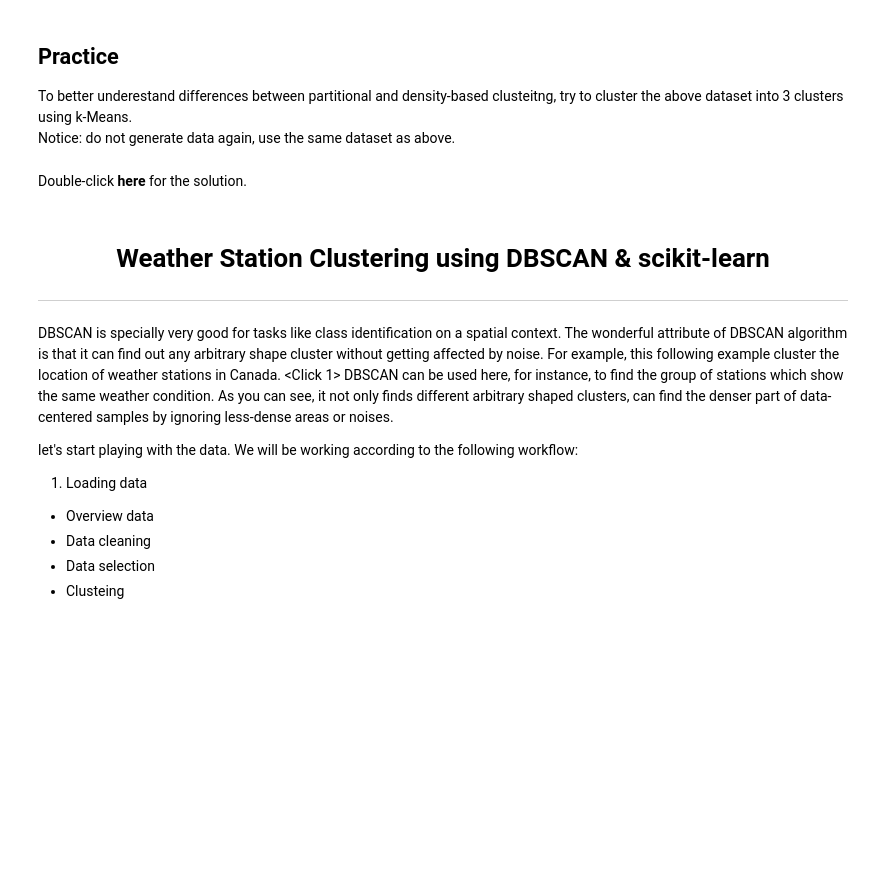
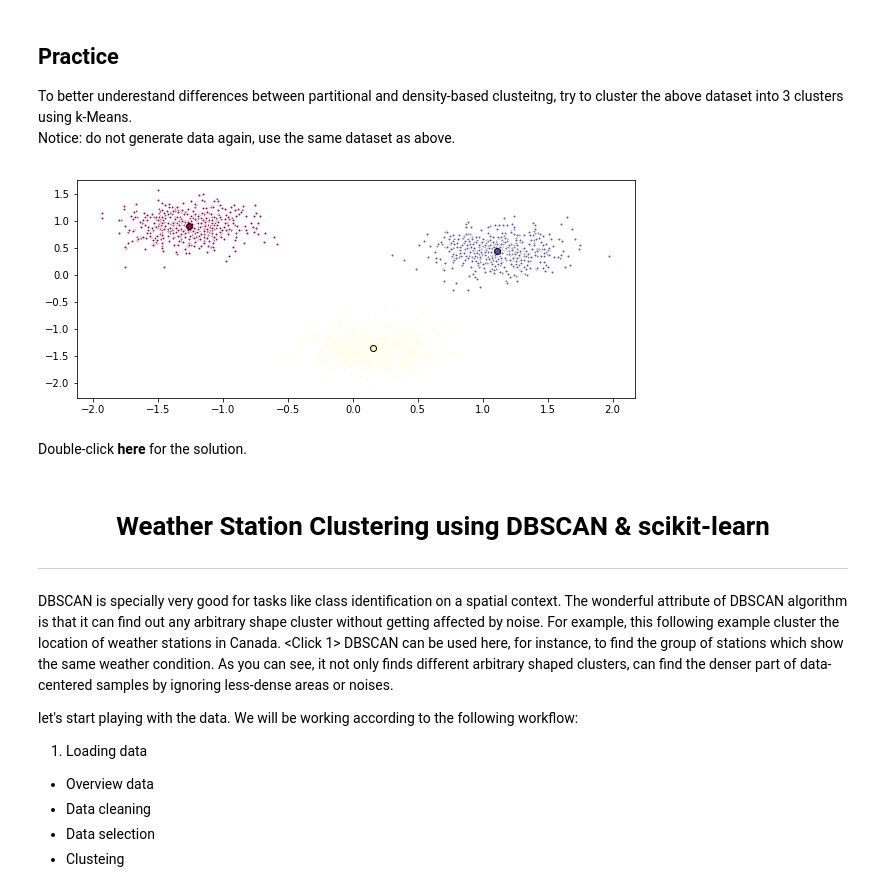
Before and after one commit to MennoBdV/MachineLearningPython, a Jupyter notebook: DBSCAN Density Based Clustering.ipynb, the cells around one changed output. Saved outputs shown, nothing was run; the diff lists cells and outputs as text; code cells hidden in the pictures; blank space fills up the shorter version.

```diff
--- a/DBSCAN Density Based Clustering.ipynb
+++ b/DBSCAN Density Based Clustering.ipynb
@@ -131,3 +126,21 @@ Notice: do not generate data again, use the same dataset as above.
+# %%
+# write your code here
+from sklearn.cluster import KMeans
+KM = KMeans(init = "k-means++", n_clusters = 3, n_init = 12)
+KM.fit(X)
+KM_labels = KM.labels_
+KM_cluster_centers = KM.cluster_centers_
+fig = plt.figure(figsize=(10, 4))
+colors = plt.cm.Spectral(np.linspace(0, 1, len(set(KM_labels))))
+ax = fig.add_subplot(1, 1, 1)
+for k, col in zip(range(len(KM_cluster_centers)), colors):
+    my_members = (KM.labels_ == k)
+    cluster_center = KM.cluster_centers_[k]
+    ax.plot(X[my_members, 0], X[my_members, 1], 'w', markerfacecolor=col, marker='.')
+    ax.plot(cluster_center[0], cluster_center[1], 'o', markerfacecolor=col,  markeredgecolor='k', markersize=6)
+plt.show()
+# %% [output]
+[figure, added]
 # %% [markdown]
 Double-click __here__ for the solution.
 
```
Also changed, not shown: parts of 9 cells of this notebook.
